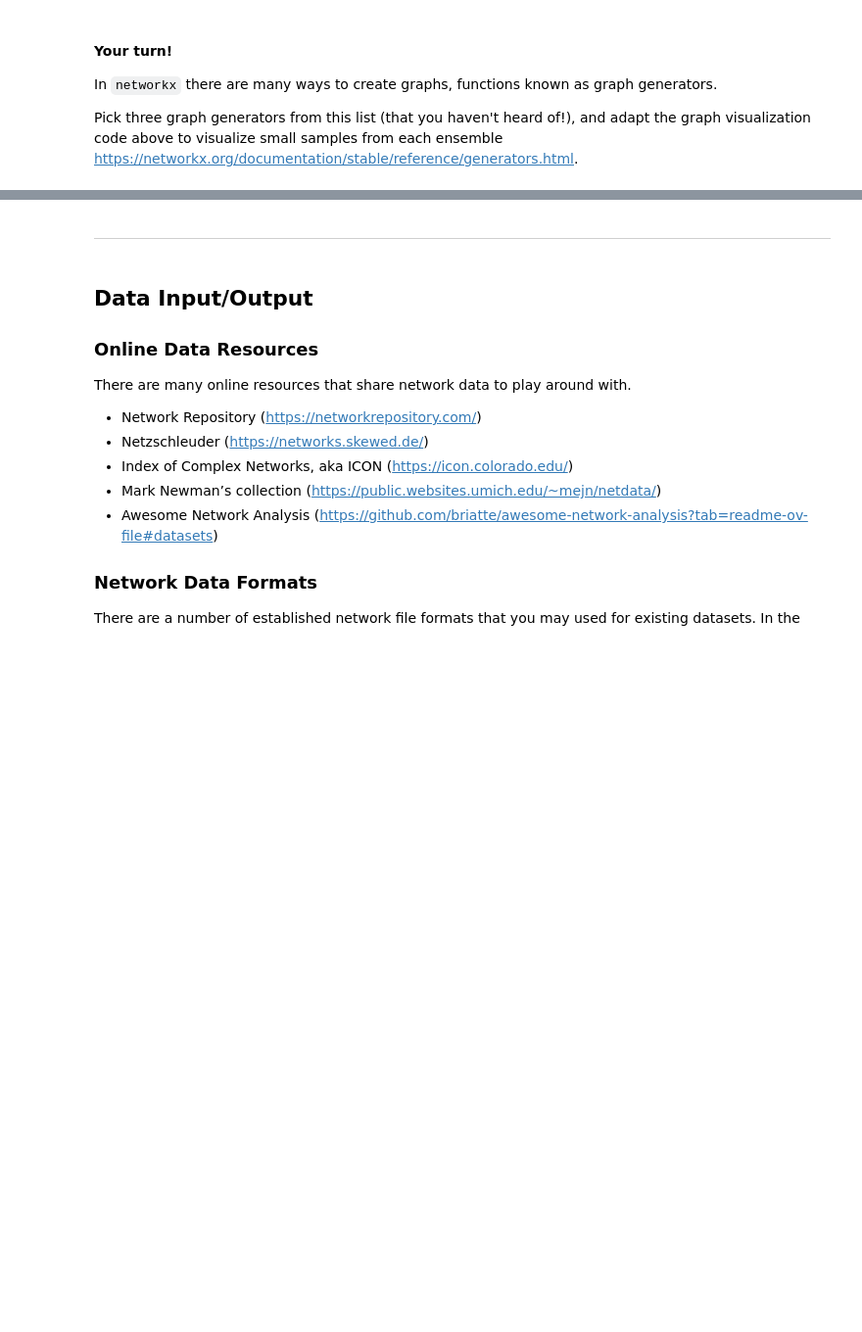
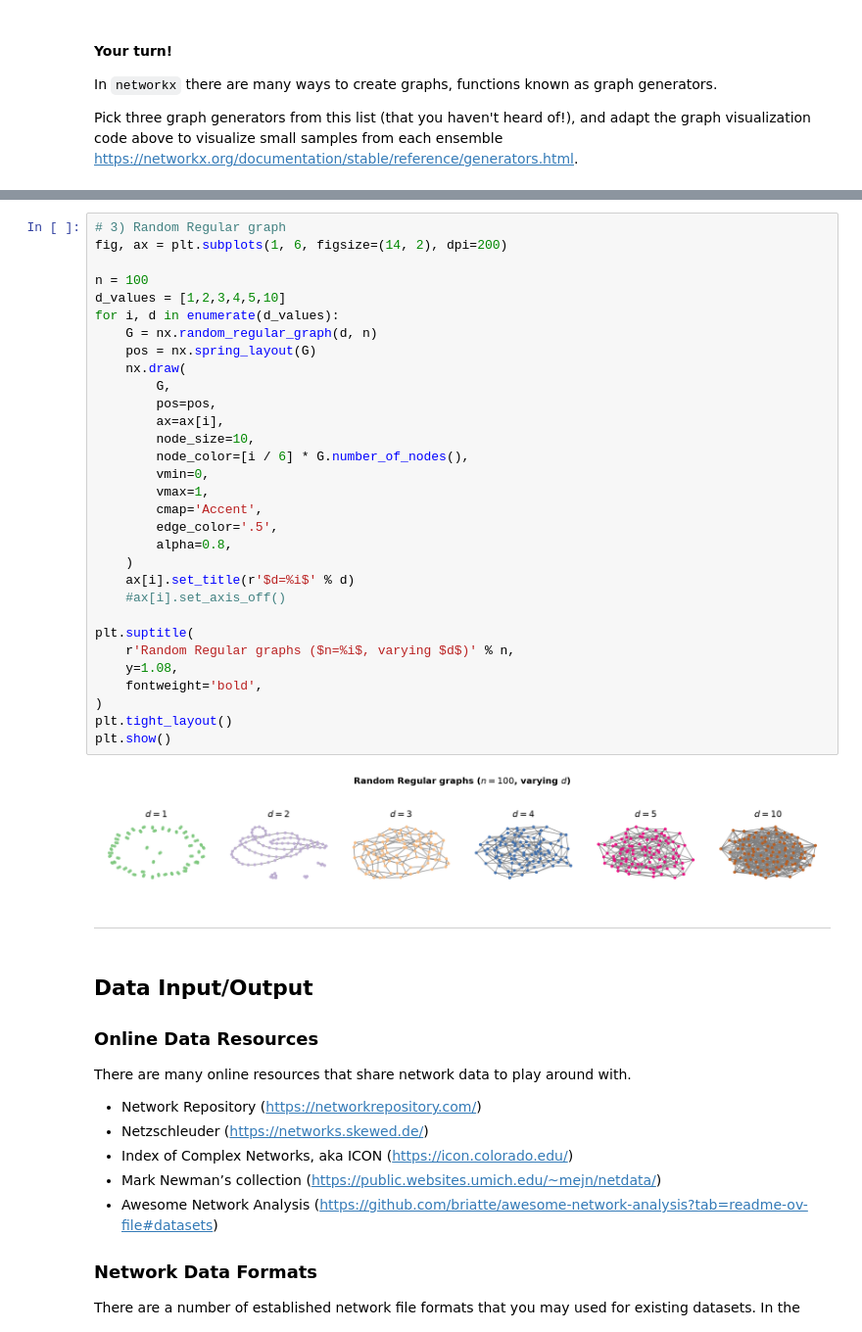
Before and after one commit to 14arjunk/CNET5051, a Jupyter notebook: class_02_networkx1_my_work.ipynb, the cells around one changed output, grey strips where cells are left out. Shown at 98% size. Drawn from its saved outputs; the diff is of its cells as text; blank space fills up the shorter version.

```diff
--- a/class_02_networkx1_my_work.ipynb
+++ b/class_02_networkx1_my_work.ipynb
@@ -739,3 +775,36 @@ plt.show()
+# %%
+# 3) Random Regular graph
+fig, ax = plt.subplots(1, 6, figsize=(14, 2), dpi=200)
+
+n = 100
+d_values = [1,2,3,4,5,10]
+for i, d in enumerate(d_values):
+    G = nx.random_regular_graph(d, n)
+    pos = nx.spring_layout(G)
+    nx.draw(
+        G,
+        pos=pos,
+        ax=ax[i],
+        node_size=10,
+        node_color=[i / 6] * G.number_of_nodes(),
+        vmin=0,
+        vmax=1,
+        cmap='Accent',
+        edge_color='.5',
+        alpha=0.8,
+    )
+    ax[i].set_title(r'$d=%i$' % d)
+    #ax[i].set_axis_off()
+
+plt.suptitle(
+    r'Random Regular graphs ($n=%i$, varying $d$)' % n,
+    y=1.08,
+    fontweight='bold',
+)
+plt.tight_layout()
+plt.show()
+# %% [output]
+[figure, added]
 # %% [markdown]
 ___________
 # %% [markdown]
```
Also changed, not shown: parts of 13 cells of this notebook.
